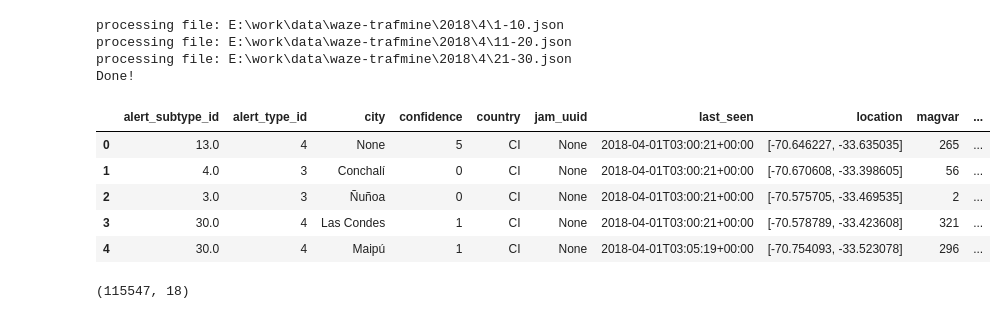
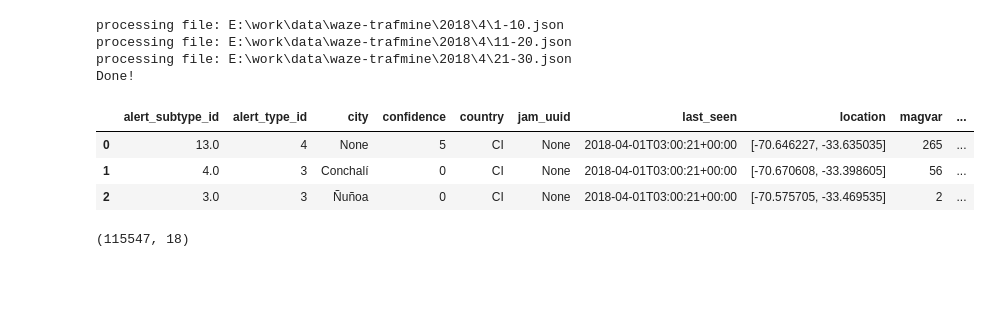
Before and after one commit to Codegn/car-traffic-predictions, a Jupyter notebook: rnn.ipynb, the cells around one changed output. Cells and saved outputs as stored; diff of their text form; code cells hidden in the pictures; blank space fills up the shorter version.

```diff
--- a/rnn.ipynb
+++ b/rnn.ipynb
@@ -37,14 +37,12 @@ for json in json_data:
         jams_df = pd.DataFrame(json['jams'])
         first_it = False
 # %%
-alerts_df.head()
+alerts_df.head(3)
 # %% [output]
 |  | alert_subtype_id | alert_type_id | city | confidence | country | jam_uuid | last_seen | location | magvar | ... |
 | 0 | 13.0 | 4 | None | 5 | CI | None | 2018-04-01T03:00:21+00:00 | [-70.646227, -33.635035] | 265 | ... |
 | 1 | 4.0 | 3 | Conchalí | 0 | CI | None | 2018-04-01T03:00:21+00:00 | [-70.670608, -33.398605] | 56 | ... |
 | 2 | 3.0 | 3 | Ñuñoa | 0 | CI | None | 2018-04-01T03:00:21+00:00 | [-70.575705, -33.469535] | 2 | ... |
-| 3 | 30.0 | 4 | Las Condes | 1 | CI | None | 2018-04-01T03:00:21+00:00 | [-70.578789, -33.423608] | 321 | ... |
-| 4 | 30.0 | 4 | Maipú | 1 | CI | None | 2018-04-01T03:05:19+00:00 | [-70.754093, -33.523078] | 296 | ... |
 # %%
 alerts_df.shape
 # %% [output]
```
Also changed, not shown: parts of 16 cells of this notebook.
